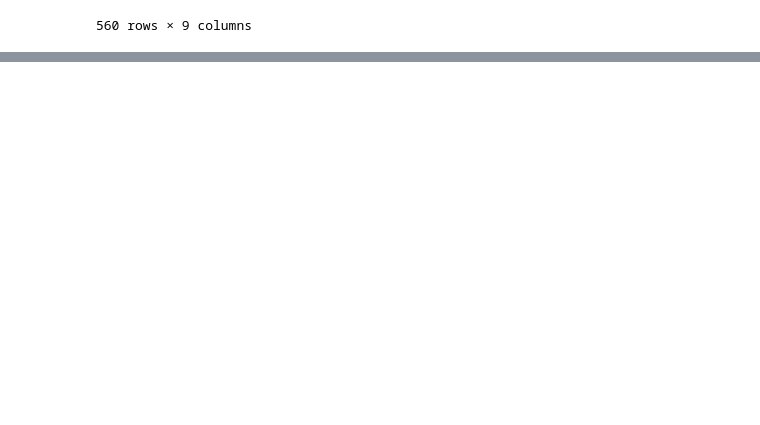
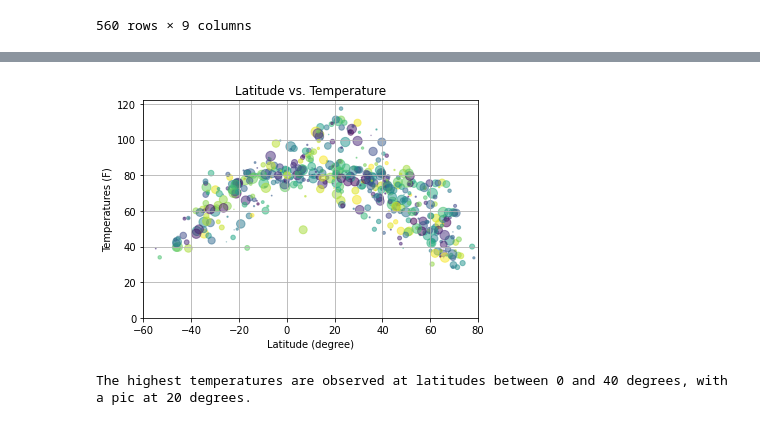
Before and after one commit to davro76/Python_API_Challenge, a Jupyter notebook: WeatherPy/weatherpy.ipynb, the cells around one changed output, grey strips where cells are left out. Cells and saved outputs as stored; diff of their text form; code cells hidden in the pictures; blank space fills up the shorter version.

```diff
--- a/WeatherPy/weatherpy.ipynb
+++ b/WeatherPy/weatherpy.ipynb
@@ -150,0 +178,20 @@ weather_df.describe()
+# %%
+# Latitude vs. Temperature Plot
+
+N = 560
+x = weather_df["Lat"]
+y = weather_df["Max Temp"]
+colors = np.random.rand(N)
+area = (10 * np.random.rand(N))**2
+plt.scatter(x, y, s=area, c=colors, alpha=0.5)
+plt.grid()
+plt.xlabel("Latitude (degree)")
+plt.ylabel("Temperatures (F)")
+plt.title("Latitude vs. Temperature")
+plt.xlim(-60,80)
+plt.ylim(0,122)
+plt.show()
+print("The highest temperatures are observed at latitudes between 0 and 40 degrees, with a pic at 20 degrees.")
+# %% [output]
+[figure, added]
+The highest temperatures are observed at latitudes between 0 and 40 degrees, with a pic at 20 degrees.
```
Also changed, not shown: parts of 3 cells of this notebook.
